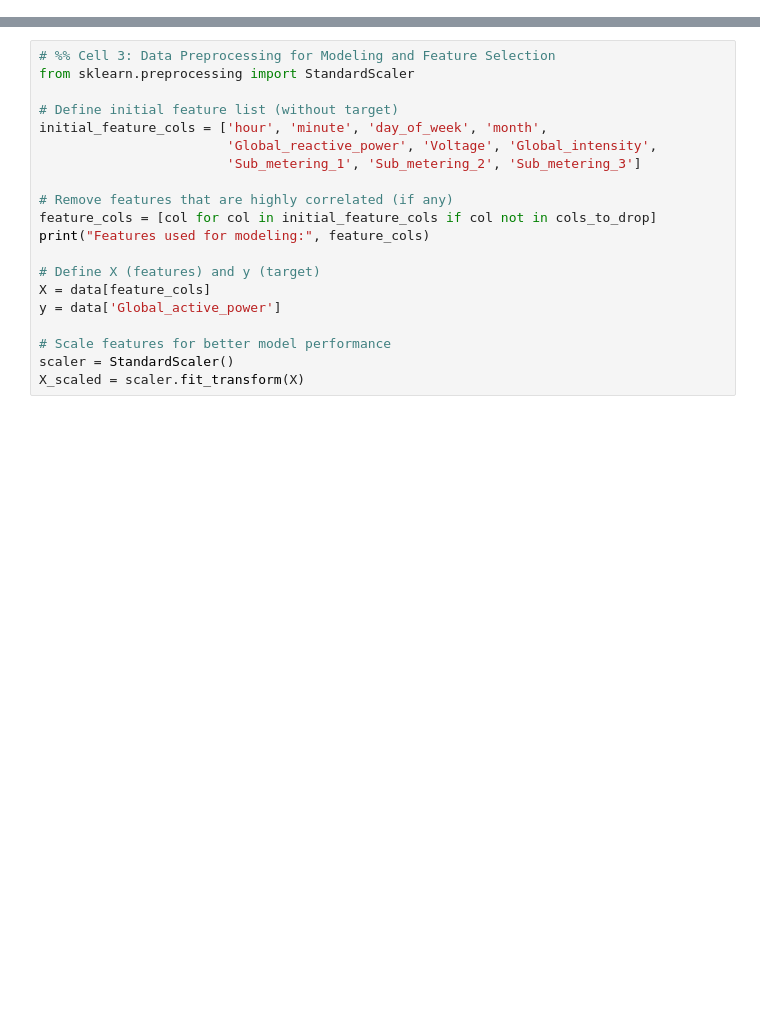
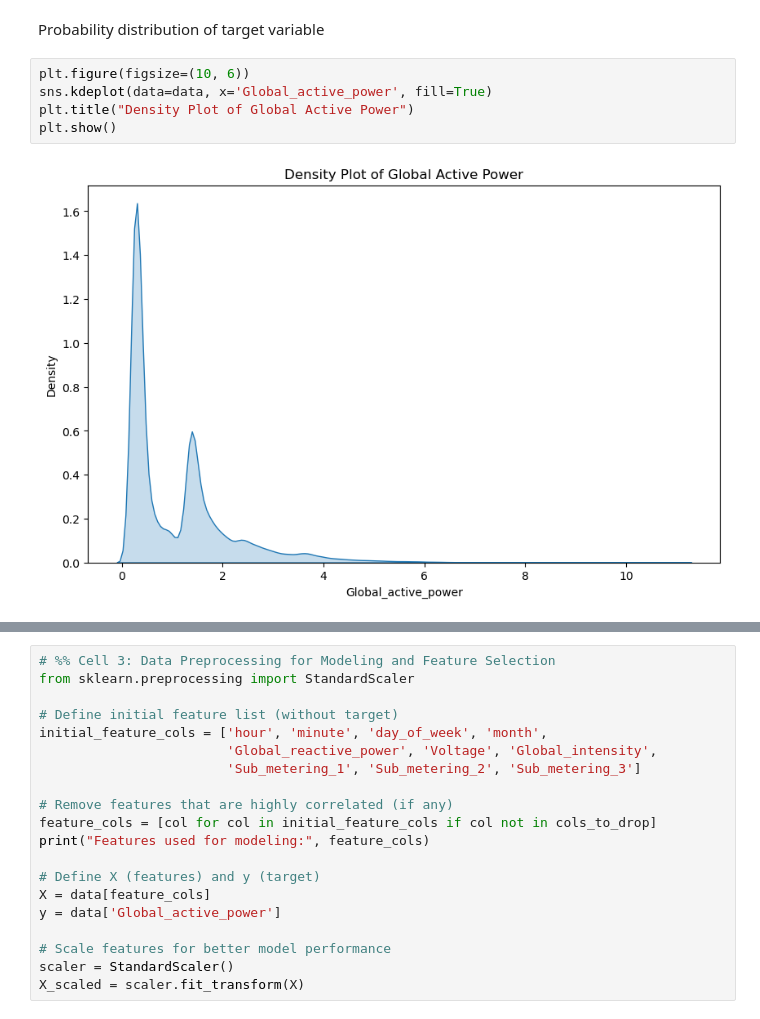
Before and after one commit to Prem1409-Div/Household-Energy-Usage-Forecast, a Jupyter notebook: final_model.ipynb, the cells around one changed output, grey strips where cells are left out. Cells and saved outputs as stored; diff of their text form; blank space fills up the shorter version.

```diff
--- a/final_model.ipynb
+++ b/final_model.ipynb
@@ -120,0 +147,9 @@ Columns to drop: set()
+# %% [markdown]
+Probability distribution of target variable
+# %%
+plt.figure(figsize=(10, 6))
+sns.kdeplot(data=data, x='Global_active_power', fill=True)
+plt.title("Density Plot of Global Active Power")
+plt.show()
+# %% [output]
+[figure, added]
```
Also changed, not shown: parts of 35 cells of this notebook.
